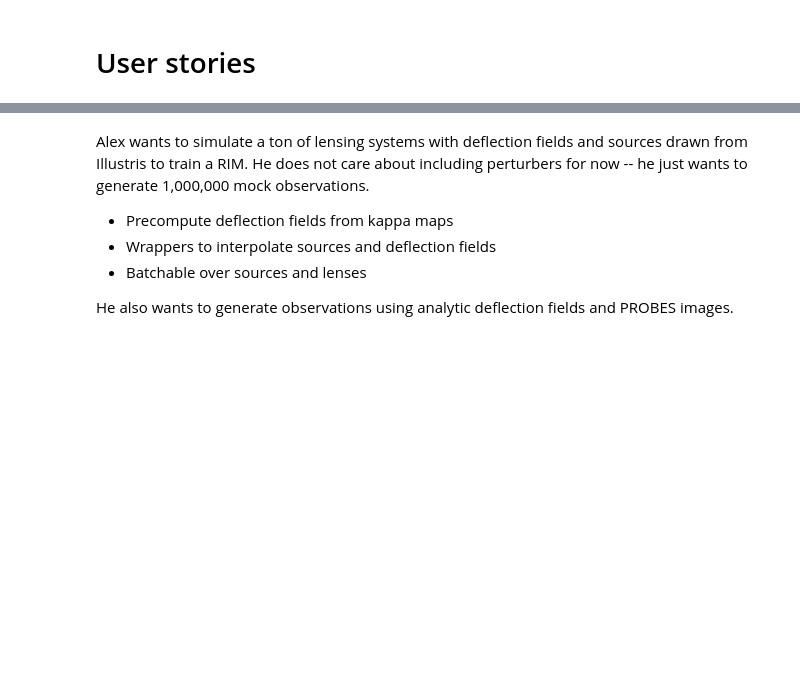
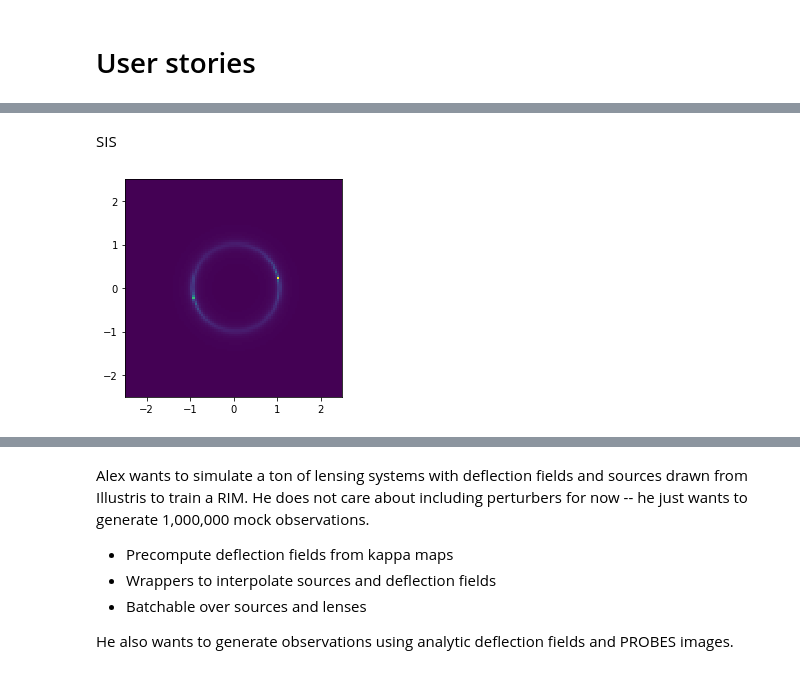
Before and after one commit to Ciela-Institute/caustics, a Jupyter notebook: notebooks/ac-03-prototyping.ipynb, the cells around one changed output, grey strips where cells are left out. Drawn from its saved outputs; the diff is of its cells as text; code cells hidden in the pictures; blank space fills up the shorter version.

```diff
--- a/notebooks/ac-03-prototyping.ipynb
+++ b/notebooks/ac-03-prototyping.ipynb
@@ -355,0 +363,15 @@ plt.imshow(img[6, 0])
+# %% [markdown]
+SIS
+# %%
+z_l = torch.tensor(1.0, device=device)
+z_s = torch.tensor(2.5, device=device)
+thx0 = 0
+thy0 = 0
+sigma_v = 350  # km/s
+sis = SIS(thx0, thy0, sigma_v, cosmology=cosmology, device=device)
+
+img = sersic.brightness(*sis.raytrace(thx, thy, z_l, z_s))
+plt.pcolormesh(thx, thy, img)
+plt.gca().set_aspect("equal")
+# %% [output]
+[figure, added]
```
Also changed, not shown: parts of 13 cells of this notebook, 6 other files.
